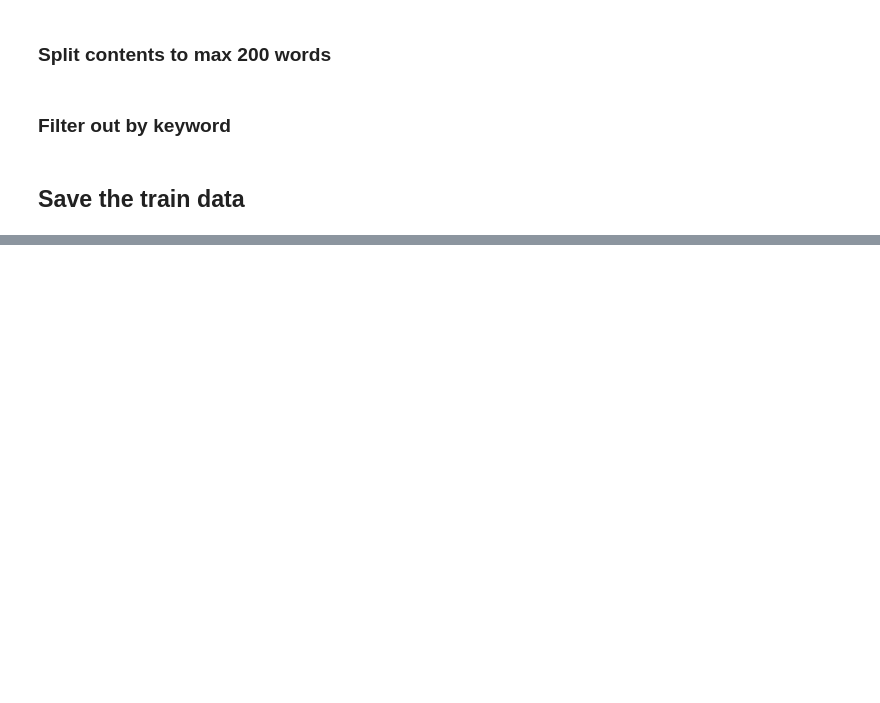
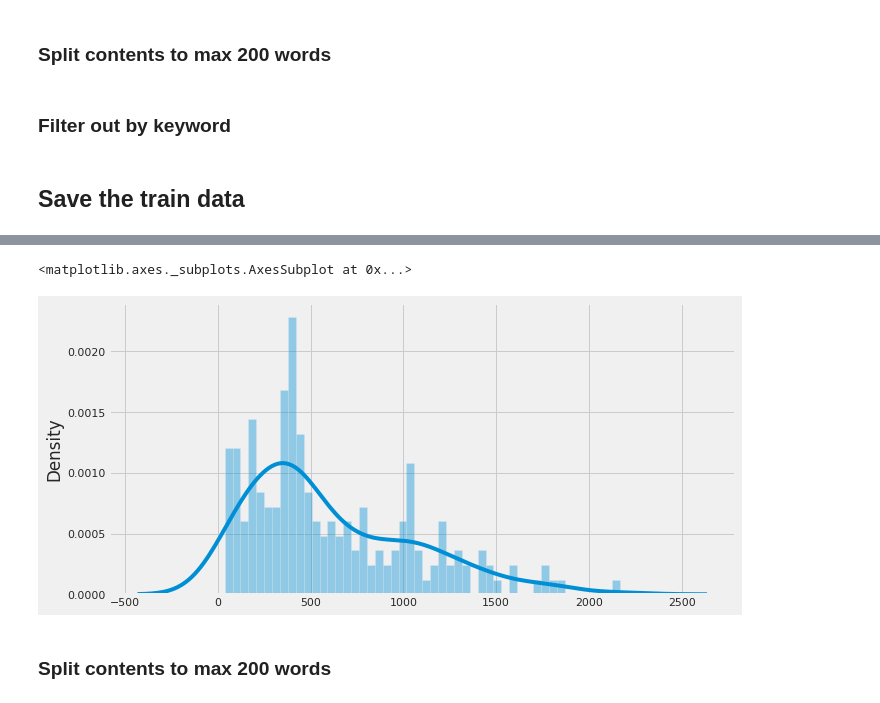
Before and after one commit to seanahmad/NLP-Federal-Reserve-Corpora, a Jupyter notebook: src/3_FOMC_Analysis_Preprocess_Text.ipynb, the cells around one changed output, grey strips where cells are left out. Cells and saved outputs as stored; diff of their text form; code cells hidden in the pictures; blank space fills up the shorter version.

```diff
--- a/src/3_FOMC_Analysis_Preprocess_Text.ipynb
+++ b/src/3_FOMC_Analysis_Preprocess_Text.ipynb
@@ -902,0 +1240,8 @@ save_data(text_keyword, 'text_keyword')
+# %%
+file = open(fomc_dir + 'statement.pickle', 'rb')
+
+statement_df = pickle.load(file)
+file.close()
+
+print(statement_df.shape)
+statement_df
@@ -902,0 +1527,24 @@ save_data(text_keyword, 'text_keyword')
+# %%
+# Add When QE was first announced on 2008-11-25. No statemenet on that day.
+
+if statement_df.loc[statement_df['date'] == dt.datetime.strptime('2008-11-25', '%Y-%m-%d')].shape[0] == 0:
+    qe_text = "The Federal Reserve announced on Tuesday that it will initiate a program "\
+              "to purchase the direct obligations of housing-related government-sponsored "\
+              "enterprises (GSEs)--Fannie Mae, Freddie Mac, and the Federal Home Loan Banks "\
+              "--and mortgage-backed securities (MBS) backed by Fannie Mae, Freddie Mac, "\
+              "and Ginnie Mae.  Spreads of rates on GSE debt and on GSE-guaranteed mortgages "\
+              "have widened appreciably of late.  This action is being taken to reduce the cost "\
+              "and increase the availability of credit for the purchase of houses, which in turn "\
+              "should support housing markets and foster improved conditions in financial markets "\
+              "more generally. Purchases of up to $100 billion in GSE direct obligations under "\
+              "the program will be conducted with the Federal Reserve's primary dealers through "\
+              "a series of competitive auctions and will begin next week.  Purchases of up to "\
+              "$500 billion in MBS will be conducted by asset managers selected via a competitive "\
+              "process with a goal of beginning these purchases before year-end.  "\
+              "Purchases of both direct obligations and MBS are expected to take place over "\
+              "several quarters.  Further information regarding the operational details of this "\
+              "program will be provided after consultation with market participants."
+    statement_df = statement_df.append(
+        pd.Series([dt.datetime.strptime('2008-11-25', '%Y-%m-%d'), qe_text, 'Ben Bernanke', 'FOMC statement'], index=statement_df.columns),
+        ignore_index=True
+    )
@@ -902,0 +1553,3 @@ save_data(text_keyword, 'text_keyword')
+# %%
+# Reorganize the dataframe
+proc_statement_df = reorganize_df(statement_df, 'statement')
@@ -902,0 +1603,4 @@ save_data(text_keyword, 'text_keyword')
+# %%
+# Remove sections having less than 50 words because those are unlikely to contain meaningful sentences.
+proc_statement_df = remove_short_section(proc_statement_df, min_words=50)
+proc_statement_df
@@ -902,0 +1621,8 @@ save_data(text_keyword, 'text_keyword')
+# %%
+plt.figure(figsize=(10,5))
+sns.distplot(proc_statement_df["word_count"].values, bins=50)
+# %% [output]
+<matplotlib.axes._subplots.AxesSubplot at 0x...>
+[figure, added]
+# %% [markdown]
+### Split contents to max 200 words
```
Also changed, not shown: parts of 134 cells of this notebook, 32 other files.
